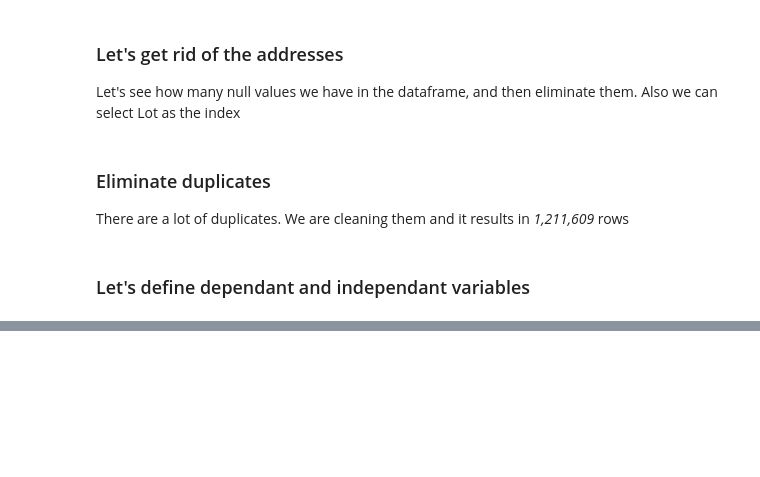
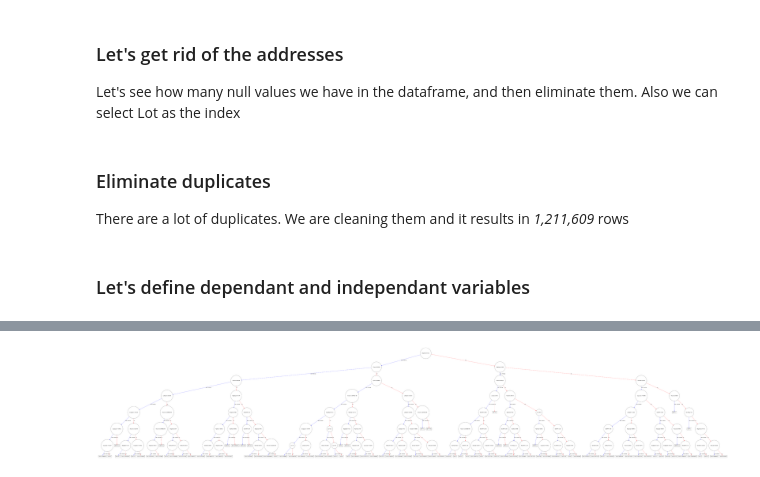
Before and after one commit to foreswearer/edx1, a Jupyter notebook: Problem 4.ipynb, the cells around one changed output, grey strips where cells are left out. Drawn from its saved outputs; the diff is of its cells as text; code cells hidden in the pictures; blank space fills up the shorter version.

```diff
--- a/Problem 4.ipynb
+++ b/Problem 4.ipynb
@@ -130,0 +249,6 @@ model = xgb_model(X_train, y_train, X_test, y_test)
+# %%
+rcParams['figure.figsize'] = 200,100
+plot_tree(model)
+plt.show()
+# %% [output]
+[figure, added]
```
Also changed, not shown: parts of 25 cells of this notebook.
